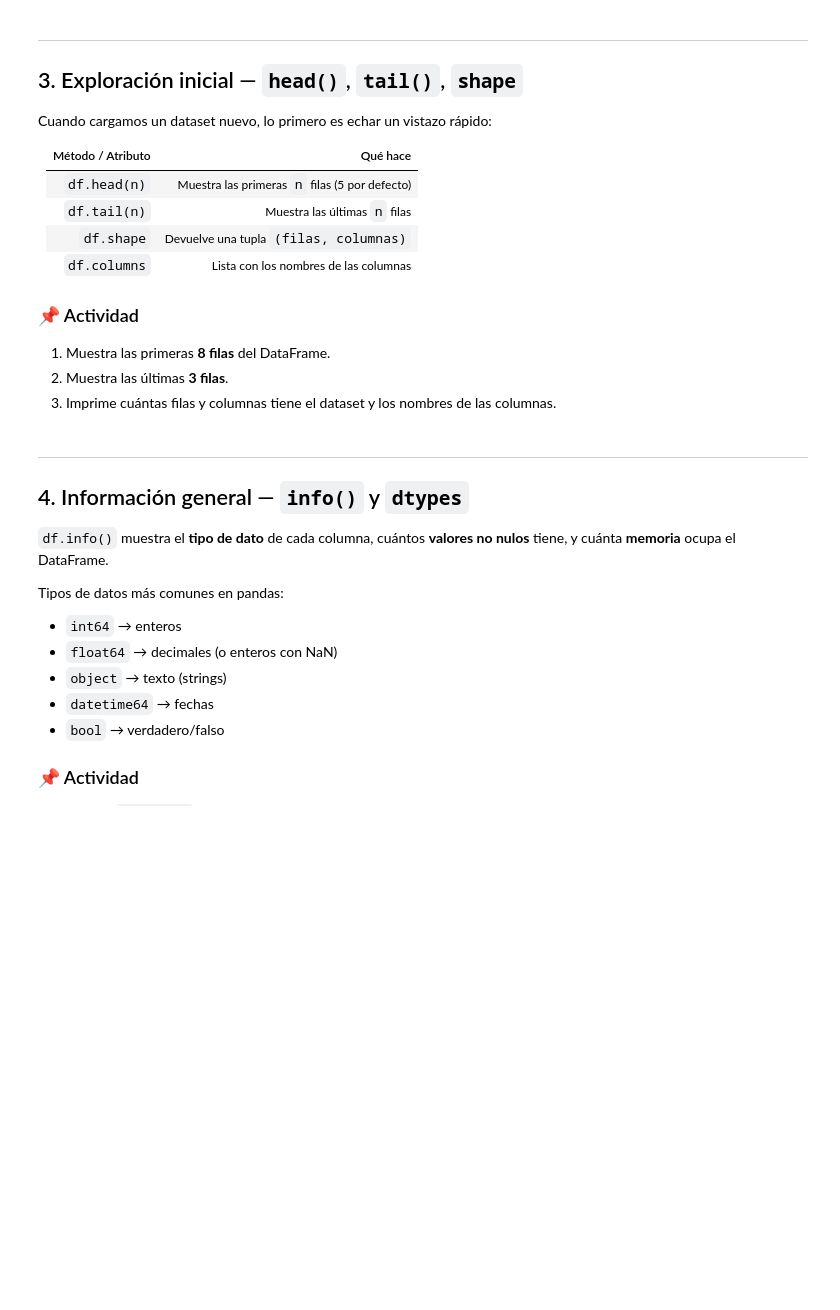
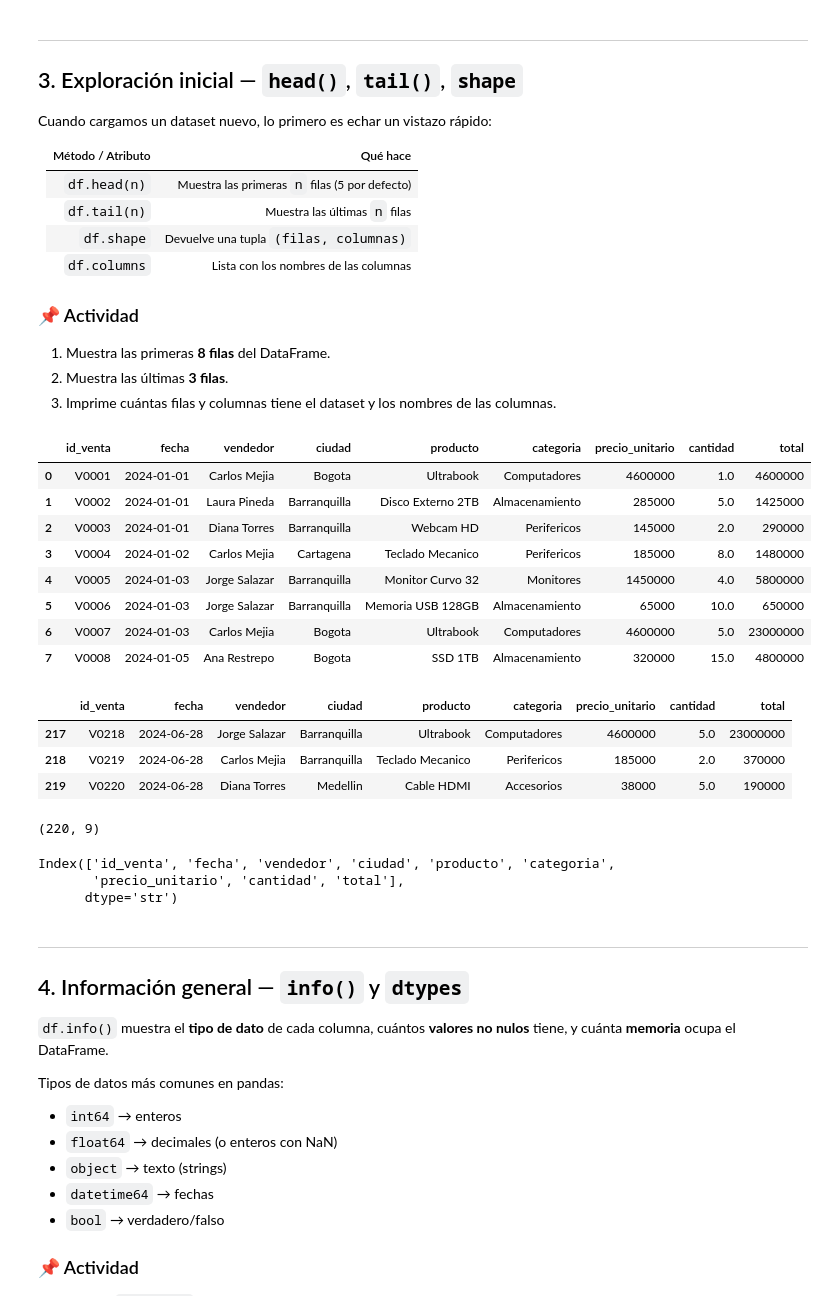
Before and after one commit to hdtamara/programacion_2, a Jupyter notebook: modulo_2_pandas/taller_pandas.ipynb, the cells around one changed output. Drawn from its saved outputs; the diff is of its cells as text; code cells hidden in the pictures; blank space fills up the shorter version.

```diff
--- a/modulo_2_pandas/taller_pandas.ipynb
+++ b/modulo_2_pandas/taller_pandas.ipynb
@@ -178,3 +181,6 @@ Parámetros útiles:
 Carga el archivo `datos_ventas.xlsx` en un DataFrame llamado `df`. Luego muestra el DataFrame.
 # %%
 # Tu código aquí
+df = pd.read_parquet("datos_ventas.parquet")
+df.head()
+type(df)
@@ -197,10 +205,37 @@ Cuando cargamos un dataset nuevo, lo primero es echar un vistazo rápido:
 3. Imprime cuántas filas y columnas tiene el dataset y los nombres de las columnas.
 # %%
 # 1. Tu código aquí
+df.head(8)
+# %% [output]
+|  | id_venta | fecha | vendedor | ciudad | producto | categoria | precio_unitario | cantidad | total |
+| 0 | V0001 | 2024-01-01 | Carlos Mejia | Bogota | Ultrabook | Computadores | 4600000 | 1.0 | 4600000 |
+| 1 | V0002 | 2024-01-01 | Laura Pineda | Barranquilla | Disco Externo 2TB | Almacenamiento | 285000 | 5.0 | 1425000 |
+| 2 | V0003 | 2024-01-01 | Diana Torres | Barranquilla | Webcam HD | Perifericos | 145000 | 2.0 | 290000 |
+| 3 | V0004 | 2024-01-02 | Carlos Mejia | Cartagena | Teclado Mecanico | Perifericos | 185000 | 8.0 | 1480000 |
+| 4 | V0005 | 2024-01-03 | Jorge Salazar | Barranquilla | Monitor Curvo 32 | Monitores | 1450000 | 4.0 | 5800000 |
+| 5 | V0006 | 2024-01-03 | Jorge Salazar | Barranquilla | Memoria USB 128GB | Almacenamiento | 65000 | 10.0 | 650000 |
+| 6 | V0007 | 2024-01-03 | Carlos Mejia | Bogota | Ultrabook | Computadores | 4600000 | 5.0 | 23000000 |
+| 7 | V0008 | 2024-01-05 | Ana Restrepo | Bogota | SSD 1TB | Almacenamiento | 320000 | 15.0 | 4800000 |
 # %%
 # 2. Tu código aquí
+df.tail(3)
+# %% [output]
+|  | id_venta | fecha | vendedor | ciudad | producto | categoria | precio_unitario | cantidad | total |
+| 217 | V0218 | 2024-06-28 | Jorge Salazar | Barranquilla | Ultrabook | Computadores | 4600000 | 5.0 | 23000000 |
+| 218 | V0219 | 2024-06-28 | Carlos Mejia | Barranquilla | Teclado Mecanico | Perifericos | 185000 | 2.0 | 370000 |
+| 219 | V0220 | 2024-06-28 | Diana Torres | Medellin | Cable HDMI | Accesorios | 38000 | 5.0 | 190000 |
 # %%
 # 3. Tu código aquí
+df.shape
+# %% [output]
+(220, 9)
+# %%
+df.columns=['id_venta_2', 'fecha_"', 'vendedor', 'ciudad', 'producto', 'categoria',
+       'precio_unitario', 'cantidad', 'total']
+# %% [output]
+Index(['id_venta', 'fecha', 'vendedor', 'ciudad', 'producto', 'categoria',
+       'precio_unitario', 'cantidad', 'total'],
+      dtype='str')
 # %% [markdown]
 ---
 ## 4. Información general — `info()` y `dtypes`
```
Also changed, not shown: parts of 11 cells of this notebook, 5 other files.
